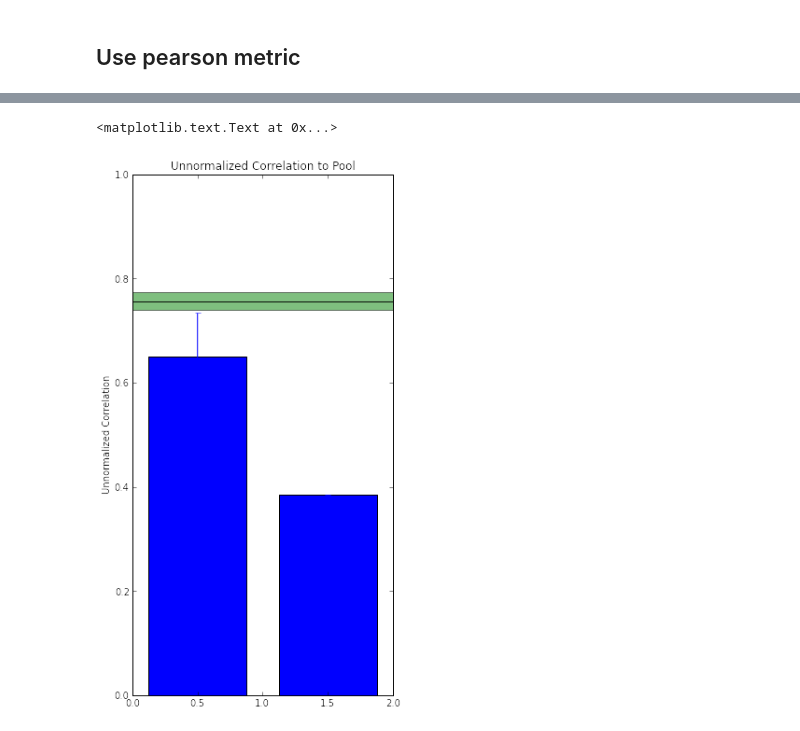
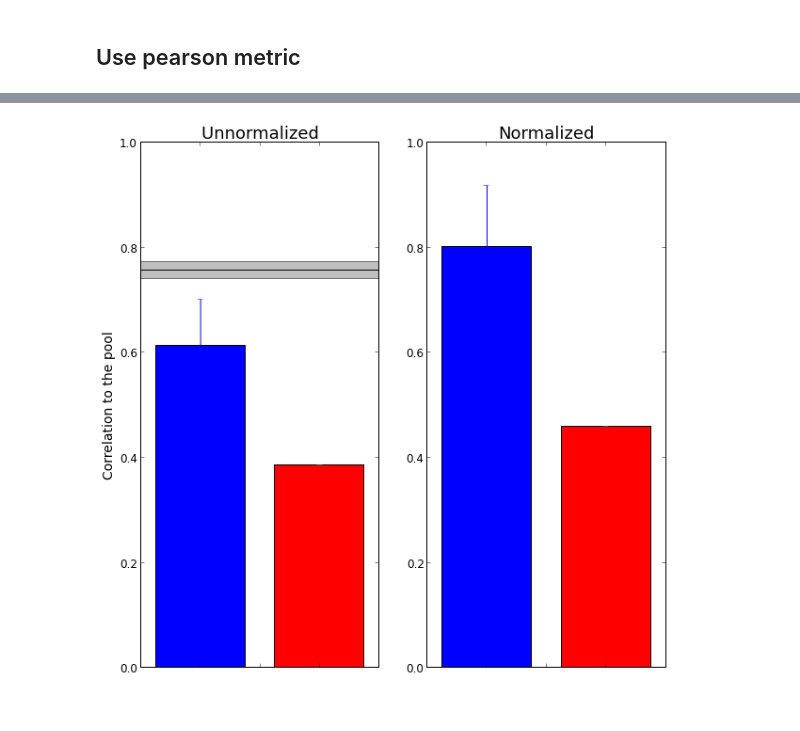
Before and after one commit to dicarlolab/BehavioralBenchmark, a Jupyter notebook: notebooks/consistency_analysis.ipynb, the cells around one changed output, grey strips where cells are left out. Drawn from its saved outputs; the diff is of its cells as text; code cells hidden in the pictures.

Commit message:
Updated plots added NYU and Concatenated reps

```diff
--- a/notebooks/consistency_analysis.ipynb
+++ b/notebooks/consistency_analysis.ipynb
@@ -127,4 +127,4 @@ for time_bin_index, time_bin in enumerate(TimeBins_20ms):
             iCat = XCt[(XCt['Im_id'] == Imid)&(XCt['split']==split)]['iCategory'][0]
             iPrCat = XCt[(XCt['Im_id'] == Imid)&(XCt['split']==split)]['iPrCat'][0]
             #time, shown, predicted, split
-            CMCat_CT_20ms[time_bin_index,iCat,iPrCat,split] = CMCat_CT[time_bin_index,iCat,iPrCat,split] + 1
+            CMCat_CT_20ms[time_bin_index,iCat,iPrCat,split] = CMCat_CT_20ms[time_bin_index,iCat,iPrCat,split] + 1
@@ -154,0 +161,18 @@ True
+# %%
+Modelrep_to_pool = []
+
+Model = ModelITNoiserim_CW
+for irep in range(Model.shape[1]):
+    #Get first rep non worker pool
+    non_rep_pool = np.delete(np.squeeze(np.copy(Model)), irep, 1).mean(1)
+
+
+    rep = Model[:, irep]
+
+
+    consistencies = metric(rep, non_rep_pool)
+
+    assert len(rep) == 128
+
+
+    Modelrep_to_pool.append(consistencies)
@@ -293,31 +440,58 @@ TypeError: cannot perform reduce with flexible type
 # %%
 #Plot  unnormalized metric value with noise ceiling for standard time bin
 
 standard_time_bin_index = TimeBins_100ms.index([70,170])
 
 Model = CMImagLCW_CT_100ms[standard_time_bin_index,:,0]
 
 mean_metric_value = mean(individual_to_pool)
 model_metric_value = metric(Model, pool)
 error = np.std(individual_to_pool)
 
 noise_ceiling = np.mean(noise_level)
 noise_ceiling_error = ss.sem(noise_level)
 noise_ceiling_low = noise_ceiling-noise_ceiling_error
 noise_ceiling_high = noise_ceiling+noise_ceiling_error
 
 
 
-figure(figsize = (5, 10))
-bar([.125, 1.125], [mean_metric_value, model_metric_value], yerr=[error, 0], width=.75)
+fig,ax = subplots(1,2,figsize = (10, 10))
+ax[0].bar([.125, 1.125], [mean_metric_value, model_metric_value], yerr=[error, 0], width=.75)
+ax[0].bar([ 1.125], [ model_metric_value], yerr=[0], width=.75, facecolor='r')
 def draw_noise_ceiling():
-    axhspan(noise_ceiling_low, noise_ceiling_high, facecolor='g', alpha=0.5)
-    axhspan(noise_ceiling, noise_ceiling, facecolor='g')
+    ax[0].axhspan(noise_ceiling_low, noise_ceiling_high, facecolor='gray', alpha=0.5)
+    ax[0].axhspan(noise_ceiling, noise_ceiling, facecolor='gray')
 draw_noise_ceiling()
-axis([0,2,0,1])
+ax[0].axis([0,2,0,1])
+ax[0].set_title('Unnormalized ', fontsize = 18)
+ax[0].set_ylabel('Correlation to the pool', fontsize = 14)
 
-title('Unnormalized Correlation to Pool')
-ylabel('Unnormalized Correlation')
+ax[0].set_xticklabels([])
+ax[0].set_yticklabels(arange(0,1.1,0.2),fontsize=12)
+#Plot normalized metric value
+
+mean_metric_value_normalized = mean(normalized)
+error = np.std(normalized)
+
+pool_IC = ss.spearmanr(rep0_pool, rep1_pool)[0]
+ax[1].bar([.125, 1.125], [mean_metric_value_normalized, model_metric_value/pool_IC], yerr=[error, 0], width=.75)
+ax[1].bar([ 1.125], [model_metric_value/pool_IC], yerr=[0], width=.75, facecolor='r')
+ax[1].axis([0,2,0,1])
+
+ax[1].set_title('Normalized', fontsize = 18)
+
+ax[1].set_xticklabels([])
+ax[1].set_yticklabels(arange(0,1.1,0.2),fontsize=12)
+
+
+
+os.chdir("/mindhive/dicarlolab/u/toosi/projs/Consistency/")
+import time
+date= time.strftime("%d_%m_%Y")
+if  (os.path.isdir("%s"%((date))))== False:
+    os.mkdir("%s"%((date)))
+os.chdir("%s"%((date)))
+savefig('bar_CorrelationtoPool_NormalizedvsUnnormalized.pdf')
+os.chdir("/mindhive/dicarlolab/u/toosi/projs/Consistency/")
 # %% [output]
-<matplotlib.text.Text at 0x...>
-[figure, old version]
+[figure, new version]
```
Also changed, not shown: parts of 22 cells of this notebook.
